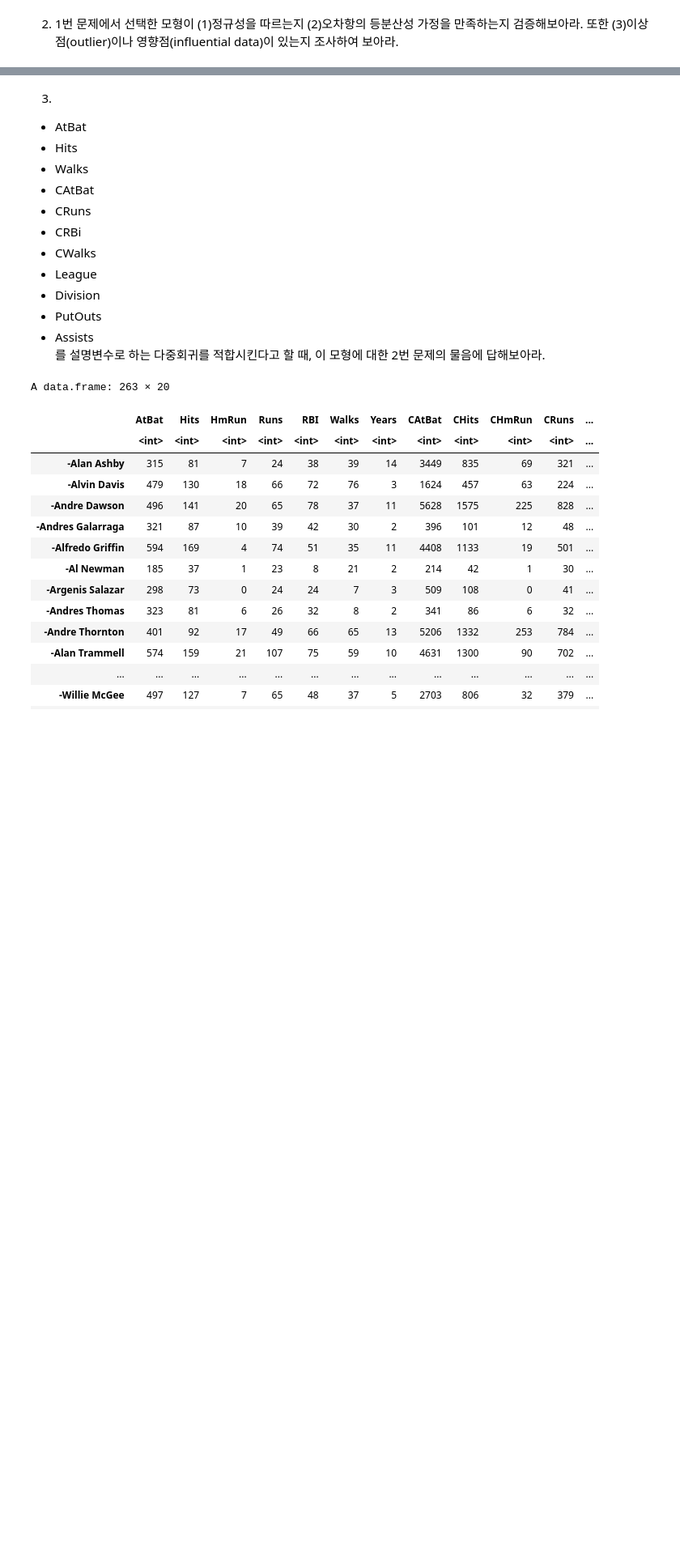
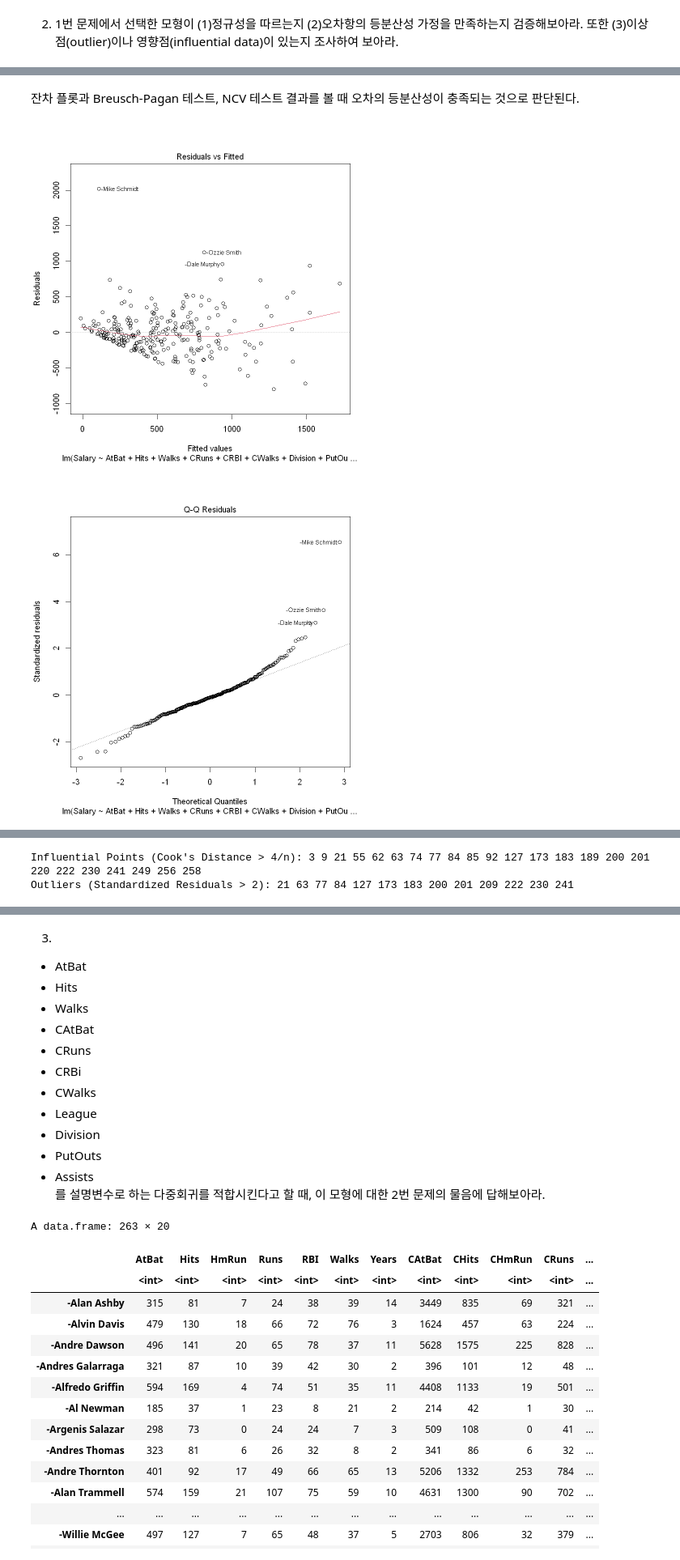
Before and after one commit to barkle2/KNOU, a Jupyter notebook: [5-1]데이터분석방법론(1)/기말.ipynb, the cells around one changed output, grey strips where cells are left out. Shown: that part at 81% size. Saved outputs shown, nothing was run; the diff lists cells and outputs as text; code cells hidden in the pictures; blank space fills up the shorter version.

```diff
--- a/[5-1]데이터분석방법론(1)/기말.ipynb
+++ b/[5-1]데이터분석방법론(1)/기말.ipynb
@@ -700,0 +1008,58 @@ Salary = 130.969 - 2.173 * AtBat + 7.358 * Hits + 6.004 * Walks + 1.234 * CHmRun
+# %% [markdown]
+잔차 플롯과 Breusch-Pagan 테스트, NCV 테스트 결과를 볼 때 오차의 등분산성이 충족되는 것으로 판단된다.
+# %%
+# 최종 적합식 모델 생성
+final_model = lm(Salary ~ AtBat + Hits + Walks + CRuns + CRBI + CWalks + Division + PutOuts, data = Hitters)
+
+# 잔차, 표준화 잔차, Cook's 거리, 레버리지 계산
+residuals = residuals(final_model)
+standardized_residuals = rstandard(final_model)
+cooks_distance = cooks.distance(final_model)
+leverage = hatvalues(final_model)
+
+# 잔차 플롯 생성
+plot(final_model, which = 1)
+
+# 표준화 잔차 플롯 생성
+plot(final_model, which = 2)
+
+# Cook's 거리 플롯 생성
+plot(final_model, which = 4)
+
+# 레버리지 vs. 표준화 잔차 제곱
+plot(leverage, standardized_residuals^2,
+     xlab = "Leverage",
+     ylab = "Standardized Residuals^2",
+     main = "Leverage vs. Standardized Residuals^2")
+abline(h = 3 * mean(standardized_residuals^2), col = "red")
+abline(v = 2 * mean(leverage), col = "red")
+
+# 영향점 및 이상점 식별
+influential_points = which(cooks_distance > 4 / length(cooks_distance))
+outliers = which(abs(standardized_residuals) > 2)
+
+# 결과 출력
+cat("Influential Points (Cook's Distance > 4/n):", influential_points, "\n")
+cat("Outliers (Standardized Residuals > 2):", outliers, "\n")
+
+# 추가적인 시각화를 위한 ggplot2 사용
+data_frame = data.frame(Fitted = fitted(final_model), StandardizedResiduals = standardized_residuals, Leverage = leverage, CooksDistance = cooks_distance)
+
+ggplot(data_frame, aes(x = Fitted, y = StandardizedResiduals)) +
+  geom_point() +
+  geom_hline(yintercept = c(-2, 2), col = "red") +
+  ggtitle("Standardized Residuals vs Fitted Values")
+
+ggplot(data_frame, aes(x = Leverage, y = StandardizedResiduals^2)) +
+  geom_point() +
+  geom_hline(yintercept = 3 * mean(standardized_residuals^2), col = "red") +
+  geom_vline(xintercept = 2 * mean(leverage), col = "red") +
+  ggtitle("Leverage vs Standardized Residuals^2")
+
+ggplot(data_frame, aes(x = 1:length(CooksDistance), y = CooksDistance)) +
+  geom_bar(stat = "identity") +
+  geom_hline(yintercept = 4 / length(cooks_distance), col = "red") +
+  ggtitle("Cook's Distance")
+# %% [output]
+[figure, added]
+[figure, added]
@@ -700,0 +1067,2 @@ Salary = 130.969 - 2.173 * AtBat + 7.358 * Hits + 6.004 * Walks + 1.234 * CHmRun
+Influential Points (Cook's Distance > 4/n): 3 9 21 55 62 63 74 77 84 85 92 127 173 183 189 200 201 220 222 230 241 249 256 258
+Outliers (Standardized Residuals > 2): 21 63 77 84 127 173 183 200 201 209 222 230 241
```
Also changed, not shown: parts of 14 cells of this notebook.
